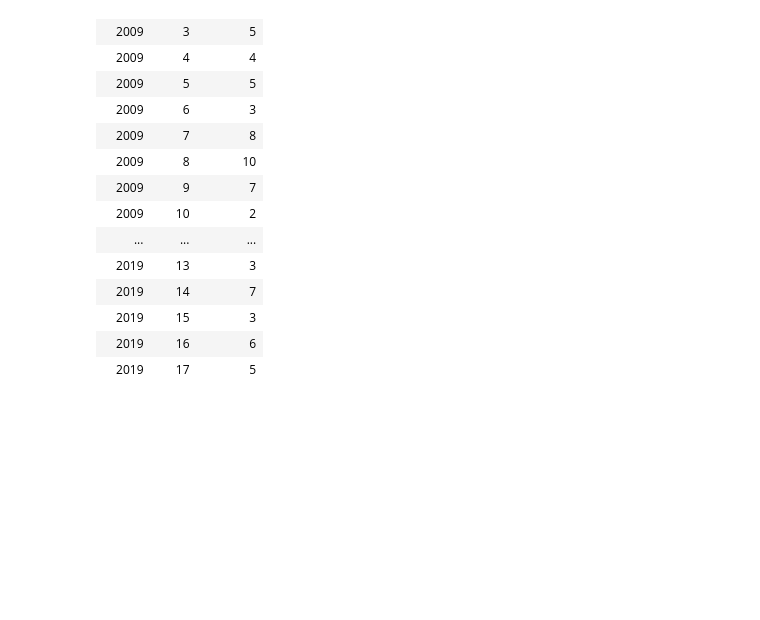
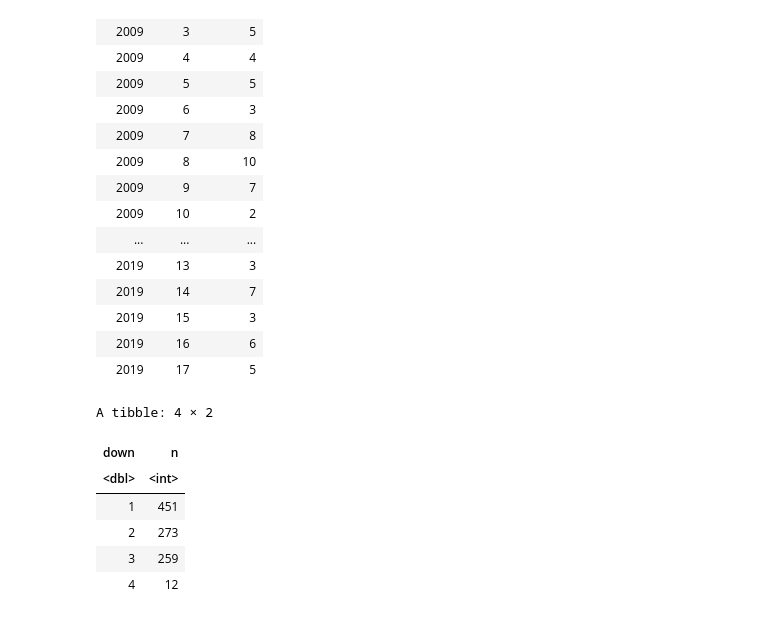
Before and after one commit to rennerm1/NFL-Data-Science-Project, a Jupyter notebook: Untitled6.ipynb, the cells around one changed output. Drawn from its saved outputs; the diff is of its cells as text; code cells hidden in the pictures; blank space fills up the shorter version.

```diff
--- a/Untitled6.ipynb
+++ b/Untitled6.ipynb
@@ -267,3 +305,16 @@ A grouped_df: 187 × 3
 | 2019 | 15 | 3 |
 | 2019 | 16 | 6 |
 | 2019 | 17 | 5 |
+# %%
+pbp_all %>%
+filter(touchdown==1, yards_gained >=50) %>%
+select(game_id, home_team,away_team, down) %>%
+count(down)
+# %% [output]
+A tibble: 4 × 2
+| down | n |
+| <dbl> | <int> |
+| 1 | 451 |
+| 2 | 273 |
+| 3 | 259 |
+| 4 | 12 |
```
Also changed, not shown: parts of 5 cells of this notebook.
